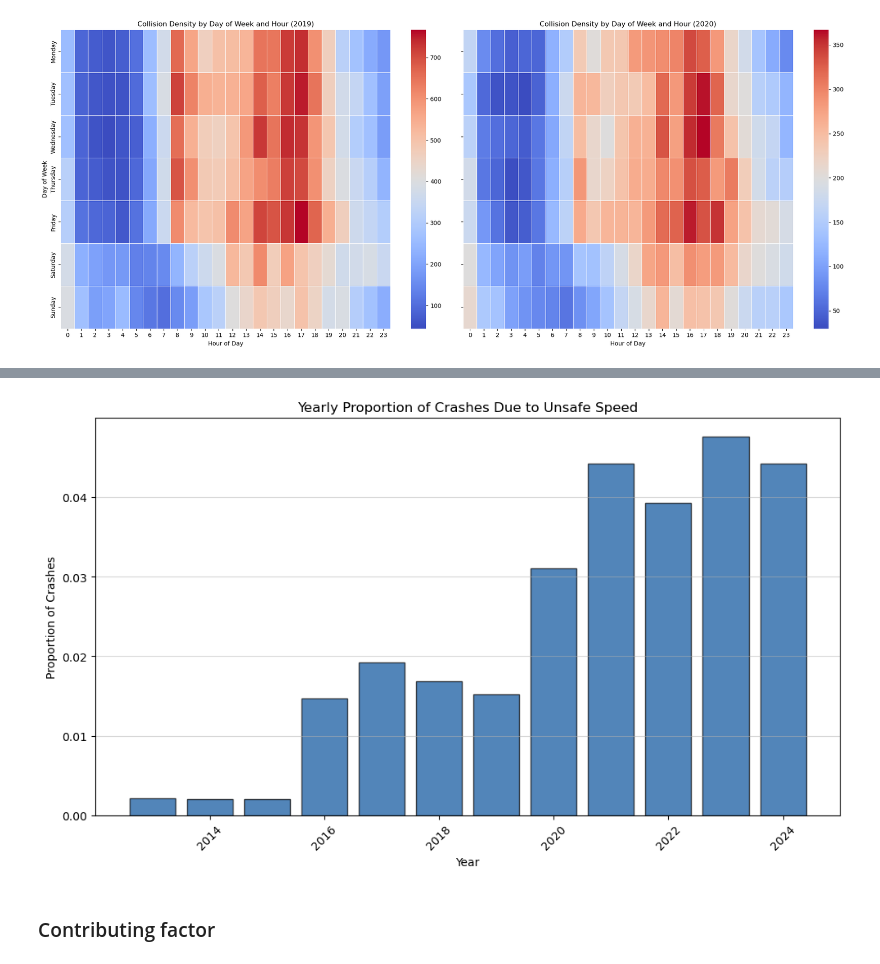
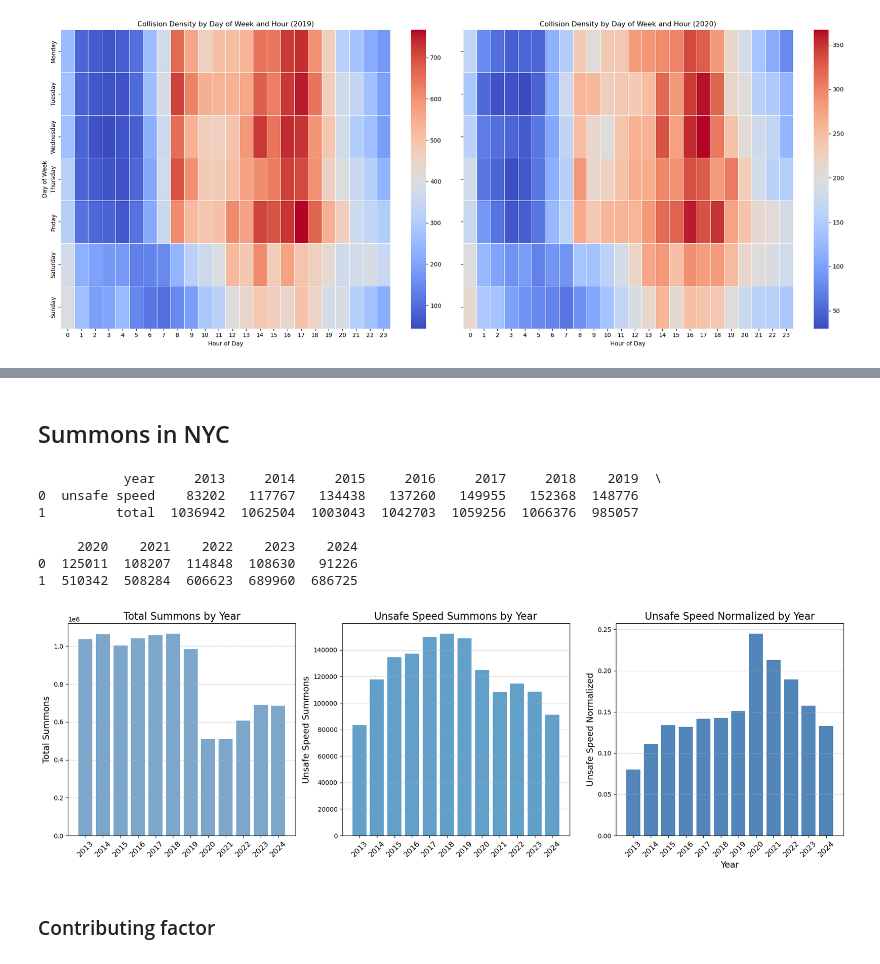
Before and after one commit to s204257/Final_project_02806, a Jupyter notebook: Explainer.ipynb, the cells around one changed output, grey strips where cells are left out. Drawn from its saved outputs; the diff is of its cells as text; code cells hidden in the pictures.

Commit message:
New plots

```diff
--- a/Explainer.ipynb
+++ b/Explainer.ipynb
@@ -325,26 +299,59 @@ plt.show()
-# %%
-### Calculate total crashes per year
-total_crashes_per_year = data.groupby('Year').size()
-
-# Ensure the indices of both Series align
-yearly_crashes_unsafe_speed = yearly_crashes_unsafe_speed.reindex(total_crashes_per_year.index, fill_value=0)
-
-# Calculate the proportion of crashes due to "unsafe speed"
-proportion_unsafe_speed = yearly_crashes_unsafe_speed / total_crashes_per_year
-
-# Plot the histogram
-plt.figure(figsize=(10, 6))
-plt.bar(proportion_unsafe_speed.index, proportion_unsafe_speed.values, color='#08519c', alpha=0.7, edgecolor='black')
-plt.title('Yearly Proportion of Crashes Due to Unsafe Speed')
-plt.xlabel('Year')
-plt.ylabel('Proportion of Crashes')
-plt.xticks(rotation=45)
-plt.grid(axis='y', alpha=0.5)
-plt.tight_layout()
-plt.savefig('yearly_proportion_crashes_unsafe_speed_norm.png', dpi=300, bbox_inches='tight')
-plt.show()
-# %% [output]
-[figure, removed]
+# %% [markdown]
+## Summons in NYC
+# %%
+# Load the Excel file and select the "all" tab
+file_path = "NYC_summons.xlsx"
+df = pd.read_excel(file_path)
+print(df.head())
+
+total_summons = df.loc[df['year'] == 'total'].iloc[0, 1:].values
+unsafe_speeding = df.loc[df['year'] == 'unsafe speed'].iloc[0, 1:].values
+unsafe_speed_norm = df.loc[df['year'] == 'unsafe speed'].iloc[0, 1:].values / df.loc[df['year'] == 'total'].iloc[0, 1:].values
+
+years = range(2013, 2025)
+
+# Create a figure with three subplots
+fig, axes = plt.subplots(1, 3, figsize=(18, 6), sharex=True)
+
+# Plot total summons
+axes[0].bar(years, total_summons, color='#4682b4', alpha=0.7)
+axes[0].set_ylabel('Total Summons', fontsize=14)
+axes[0].set_title('Total Summons by Year', fontsize=16)
+axes[0].grid(axis='y', linestyle='--', alpha=0.7)
+axes[0].set_xticks(years)
+axes[0].set_xticklabels(years, rotation=45, fontsize=12)
+
+# Plot unsafe speed summons
+axes[1].bar(years, unsafe_speeding, color='#1f78b4', alpha=0.7)
+axes[1].set_ylabel('Unsafe Speed Summons', fontsize=14)
+axes[1].set_title('Unsafe Speed Summons by Year', fontsize=16)
+axes[1].grid(axis='y', linestyle='--', alpha=0.7)
+axes[1].set_xticks(years)
+axes[1].set_xticklabels(years, rotation=45, fontsize=12)
+
+# Plot unsafe speed normalized
+axes[2].bar(years, unsafe_speed_norm, color='#08519c', alpha=0.7)
+axes[2].set_xlabel('Year', fontsize=14)
+axes[2].set_ylabel('Unsafe Speed Normalized', fontsize=14)
+axes[2].set_title('Unsafe Speed Normalized by Year', fontsize=16)
+axes[2].grid(axis='y', linestyle='--', alpha=0.7)
+axes[2].set_xticks(years)
+axes[2].set_xticklabels(years, rotation=45, fontsize=12)
+
+# Adjust layout and save the figure
+#plt.xticks(years, rotation=45, fontsize=12)
+plt.tight_layout()
+plt.savefig('summons_analysis_subplots.png', dpi=300, bbox_inches='tight')
+plt.show()
+# %% [output]
+           year     2013     2014     2015     2016     2017     2018    2019  \
+0  unsafe speed    83202   117767   134438   137260   149955   152368  148776
+1         total  1036942  1062504  1003043  1042703  1059256  1066376  985057
+
+     2020    2021    2022    2023    2024
+0  125011  108207  114848  108630   91226
+1  510342  508284  606623  689960  686725
+[figure, added]
 # %% [markdown]
 ### Contributing factor
 # %%
```
Also changed, not shown: parts of 3 cells of this notebook, 2 other files.
